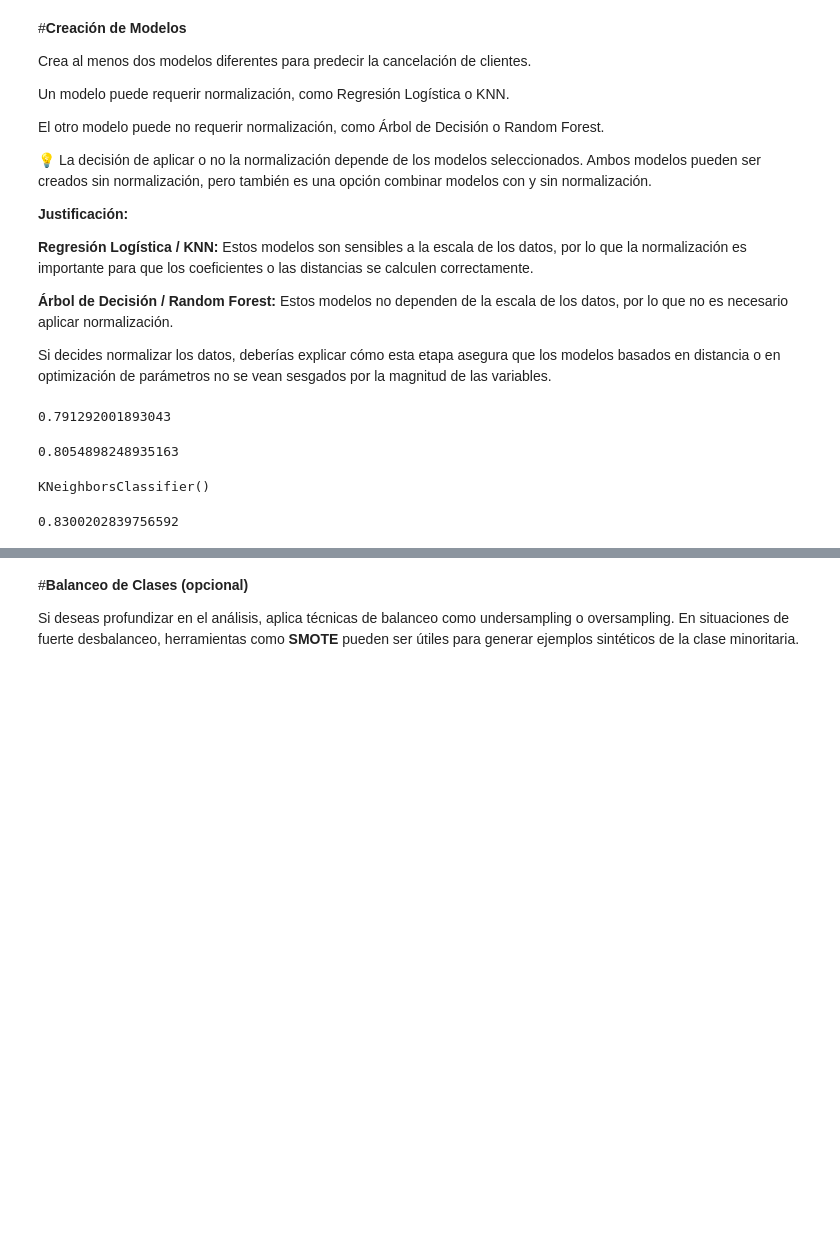
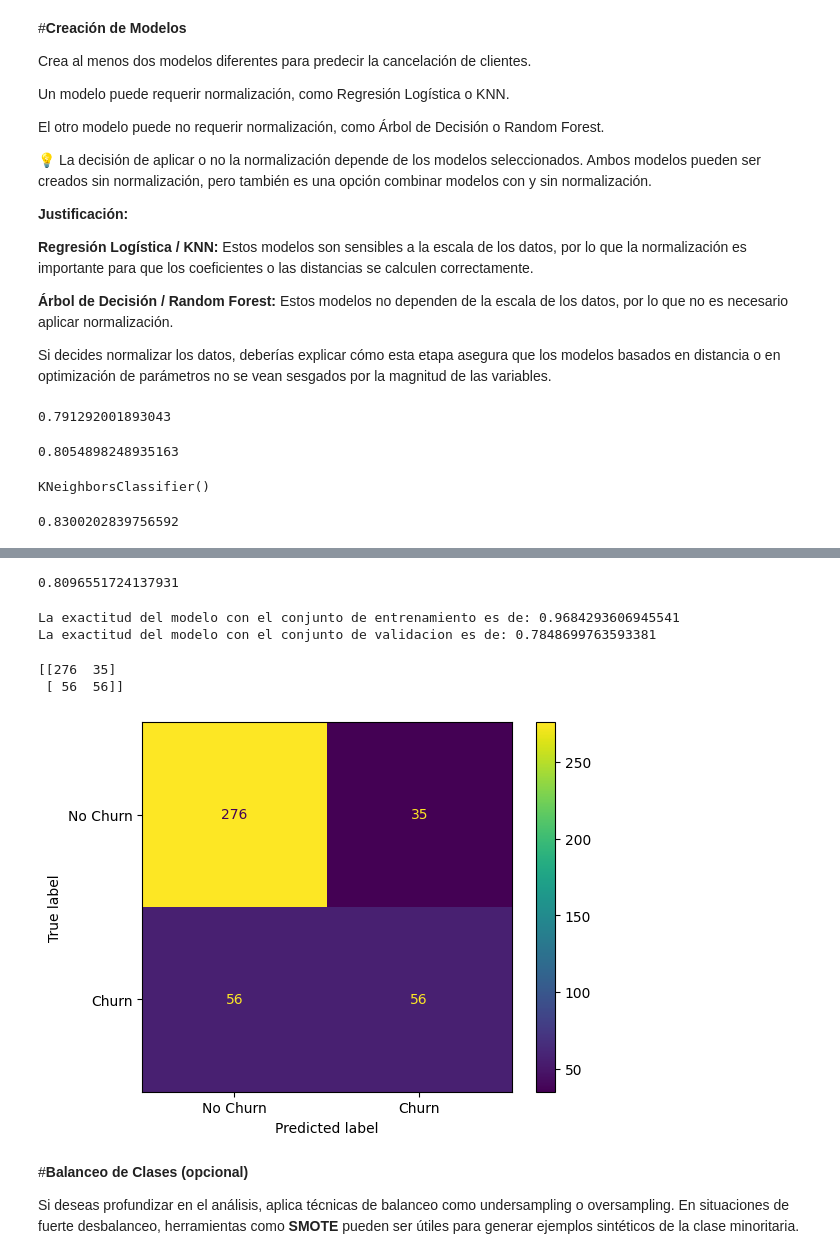
Before and after one commit to Ivan8Garcia/challenge-data-science, a Jupyter notebook: TelecomX_Parte2.ipynb, the cells around one changed output, grey strips where cells are left out. Drawn from its saved outputs; the diff is of its cells as text; code cells hidden in the pictures; blank space fills up the shorter version.

```diff
--- a/TelecomX_Parte2.ipynb
+++ b/TelecomX_Parte2.ipynb
@@ -640,0 +667,3 @@ modelo_2.score(X_train_imputado,y_train)
+# %%
+X,X_test,y,y_test=train_test_split(X,y,test_size=0.3,stratify=y ,random_state=5)
+X_train,X_val,y_train,y_val=train_test_split(X,y,stratify=y ,random_state=5)
@@ -640,0 +672,12 @@ modelo_2.score(X_train_imputado,y_train)
+# %%
+modelo_1 = RandomForestClassifier(max_depth = 10, random_state=5)
+modelo_1.fit(pd.DataFrame(X_train), y_train)
+modelo_1.score(X_test,y_test)
+# %% [output]
+0.8096551724137931
+# %%
+print(f'La exactitud del modelo con el conjunto de entrenamiento es de: {modelo_1.score(pd.DataFrame(X_train),y_train)}')
+print(f'La exactitud del modelo con el conjunto de validacion es de: {modelo_1.score(X_val,y_val)}')
+# %% [output]
+La exactitud del modelo con el conjunto de entrenamiento es de: 0.9684293606945541
+La exactitud del modelo con el conjunto de validacion es de: 0.7848699763593381
@@ -640,0 +686,8 @@ modelo_2.score(X_train_imputado,y_train)
+# %%
+
+y_previsto= modelo_1.predict(X_val)
+matriz_confusion=confusion_matrix(y_val,y_previsto)
+print(matriz_confusion)
+# %% [output]
+[[276  35]
+ [ 56  56]]
@@ -641,3 +696,8 @@ modelo_2.score(X_train_imputado,y_train)
+# %%
+visualizacion= ConfusionMatrixDisplay(confusion_matrix=matriz_confusion,display_labels=["No Churn","Churn"])
+visualizacion.plot();
+# %% [output]
+[figure, added]
 # %% [markdown]
 #**Balanceo de Clases (opcional)**
 
```
Also changed, not shown: parts of 5 cells of this notebook.
